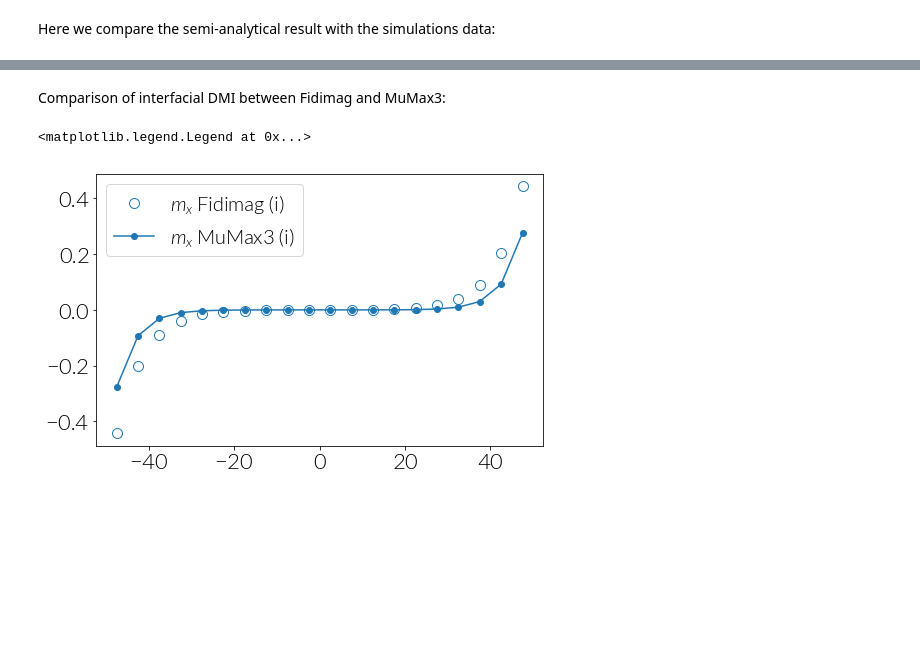
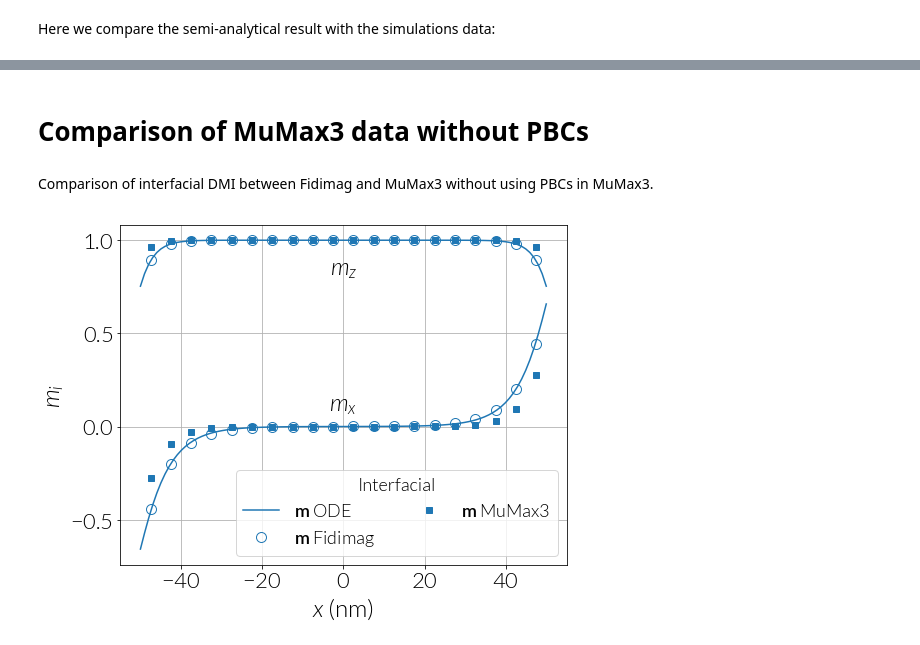
Before and after one commit to fangohr/paper-supplement-standard-problem-dmi, a Jupyter notebook: notebooks/1d_problem.ipynb, the cells around one changed output, grey strips where cells are left out. Saved outputs shown, nothing was run; the diff lists cells and outputs as text; code cells hidden in the pictures; blank space fills up the shorter version.

```diff
--- a/notebooks/1d_problem.ipynb
+++ b/notebooks/1d_problem.ipynb
@@ -437,12 +439,49 @@ plt.savefig('../paper/result_1d.pdf', dpi=300, bbox_inches='tight')
+# %% [markdown]
+# Comparison of MuMax3 data without PBCs
 # %% [markdown]
-Comparison of interfacial DMI between Fidimag and MuMax3:
+Comparison of interfacial DMI between Fidimag and MuMax3 without using PBCs in MuMax3.
-# %%
-plt.plot(r_fidimag[:, 0] - l / 2, m_fidimag[0][0], 'C0o', label=r'$m_x$ Fidimag (i)',
-         markerfacecolor='None', ms=10)
-
-plt.plot(r_mumax[0][:, 0] - l / 2, m_mumax[0][:, 0], 'o-', label=r'$m_x$ MuMax3 (i)')
-
-plt.legend()
-# %% [output]
-<matplotlib.legend.Legend at 0x...>
-[figure, removed]
+# %%
+r_mumax_raw = [None for i in range(3)]
+m_mumax_raw = [None for i in range(3)]
+
+for i, dmi in enumerate(['inter', 'bulk', 'D2d']):
+
+    data_mumax_raw = pd.read_csv('../sims/MUMAX3/1D/one_dim_{}.ovf'.format(dmi),
+                             comment='#', header=None, delim_whitespace=True)
+    data_mumax_raw = data_mumax_raw.as_matrix()
+    data_mumax_raw[:, :3] *= 1e9
+
+    r_mumax_raw[i] = data_mumax_raw[:, :3]
+    m_mumax_raw[i] = data_mumax_raw[:, 3:]
+# %%
+f, ax = plt.subplots(nrows=1, figsize=(8, 10/1.6))
+
+# ODE solve:
+ax.plot(r_array - l / 2, np.sin(solution_int[:, 0]), 'C0-', label=r'$\mathbf{m}$ ODE')
+ax.plot(r_array - l / 2, np.cos(solution_int[:, 0]), 'C0-')
+
+ax.plot(r_fidimag[:, 0] - l / 2, m_fidimag[0][0], 'C0o', label=r'$\mathbf{m}$ Fidimag',
+         markerfacecolor='None', ms=10)
+ax.plot(r_fidimag[:, 0] - l / 2, m_fidimag[0][2], 'C0o',
+         markerfacecolor='None', ms=10)
+
+ax.plot(r_mumax_raw[0][:, 0] - l / 2, m_mumax_raw[0][:, 0], 'sC0', label=r'$\mathbf{m}$ MuMax3')
+ax.plot(r_mumax_raw[0][:, 0] - l / 2, m_mumax_raw[0][:, 2], 'sC0')
+
+ax.legend()
+
+leg = ax.legend(loc=0, ncol=2, fontsize=18)
+leg.set_title('Interfacial', prop={'size':18})
+ax.set_xlabel(r'$x$ (nm)')
+ax.set_ylabel(r'$m_{i}$')
+ax.grid()
+
+ax.text(0.5, 0.9, r'$m_{z}$', horizontalalignment='center', verticalalignment='top',
+        transform=ax.transAxes)
+
+ax.text(0.5, 0.5, r'$m_{x}$', horizontalalignment='center', verticalalignment='top',
+        transform=ax.transAxes)
+
+plt.savefig('../paper/result_1d_mumax-no-pbc.pdf', bbox_inches='tight')
+# %% [output]
+[figure, added]
```
Also changed, not shown: parts of 10 cells of this notebook, 4 other files.
